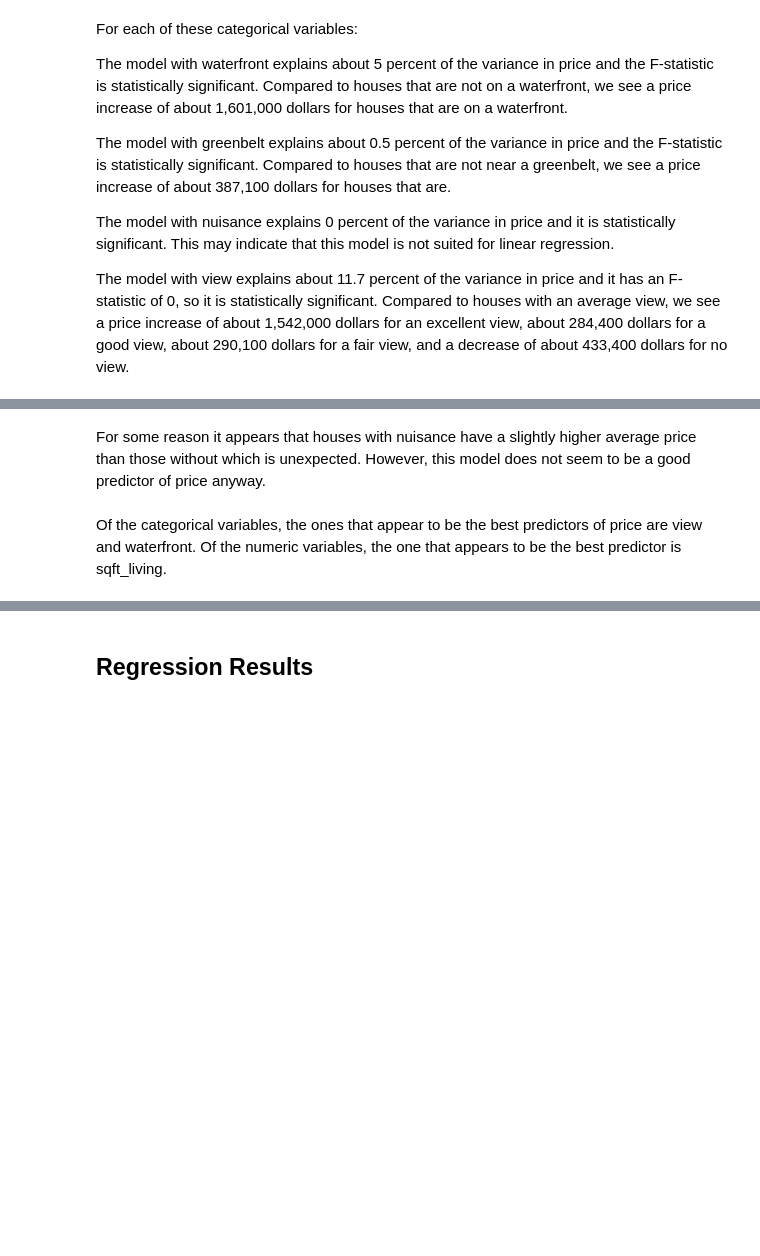
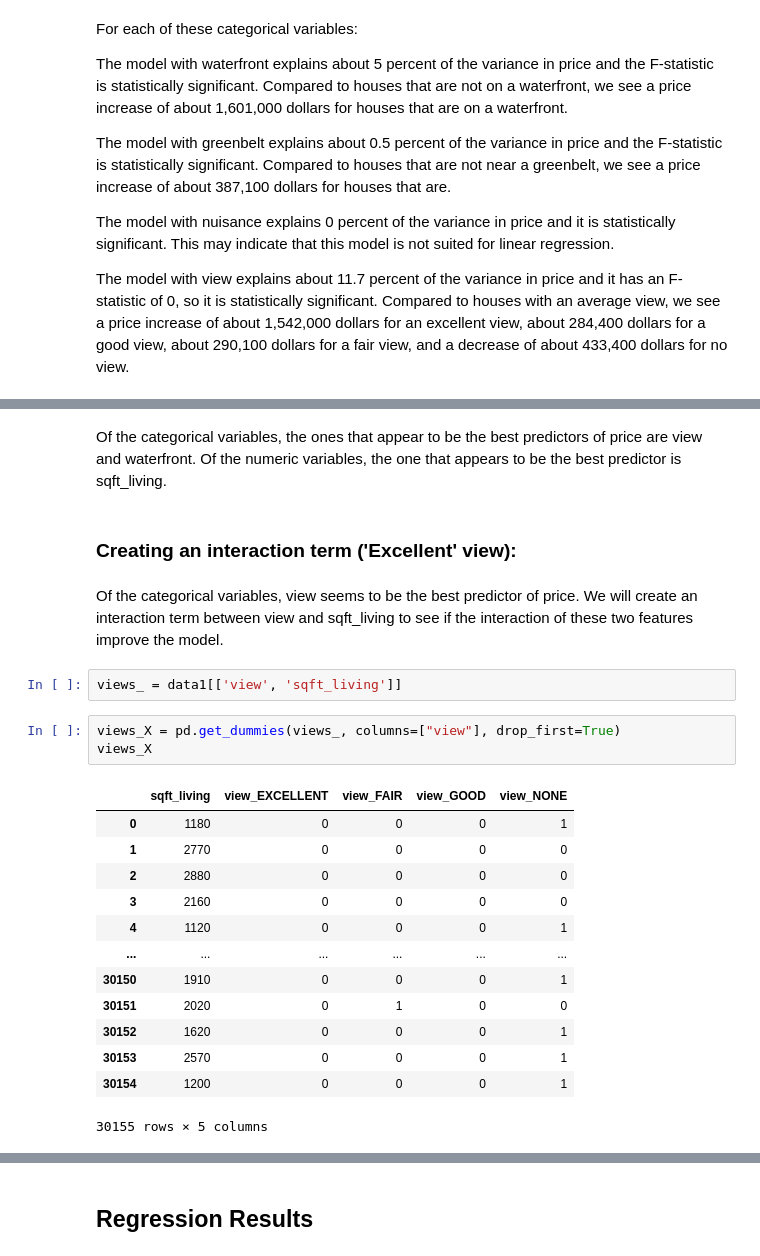
Before and after one commit to nicolemichaud03/RealEstateDataProject, a Jupyter notebook: Notebook.ipynb, the cells around one changed output, grey strips where cells are left out. Cells and saved outputs as stored; diff of their text form; blank space fills up the shorter version.

Commit message:
Transforming variables

```diff
--- a/Notebook.ipynb
+++ b/Notebook.ipynb
@@ -434,5 +553,26 @@ Notes:
-# %% [markdown]
-For some reason it appears that houses with nuisance have a slightly higher average price than those without which is unexpected. However, this model does not seem to be a good predictor of price anyway.
 # %% [markdown]
 Of the categorical variables, the ones that appear to be the best predictors of price are view and waterfront.
 Of the numeric variables, the one that appears to be the best predictor is sqft_living.
+# %% [markdown]
+### Creating an interaction term ('Excellent' view):
+# %% [markdown]
+Of the categorical variables, view seems to be the best predictor of price. We will create an interaction term between view and sqft_living to see if the interaction of these two features improve the model.
+# %%
+views_ = data1[['view', 'sqft_living']]
+# %%
+views_X = pd.get_dummies(views_, columns=["view"], drop_first=True)
+views_X
+# %% [output]
+|  | sqft_living | view_EXCELLENT | view_FAIR | view_GOOD | view_NONE |
+| 0 | 1180 | 0 | 0 | 0 | 1 |
+| 1 | 2770 | 0 | 0 | 0 | 0 |
+| 2 | 2880 | 0 | 0 | 0 | 0 |
+| 3 | 2160 | 0 | 0 | 0 | 0 |
+| 4 | 1120 | 0 | 0 | 0 | 1 |
+| ... | ... | ... | ... | ... | ... |
+| 30150 | 1910 | 0 | 0 | 0 | 1 |
+| 30151 | 2020 | 0 | 1 | 0 | 0 |
+| 30152 | 1620 | 0 | 0 | 0 | 1 |
+| 30153 | 2570 | 0 | 0 | 0 | 1 |
+| 30154 | 1200 | 0 | 0 | 0 | 1 |
+30155 rows × 5 columns
```
Also changed, not shown: parts of 100 cells of this notebook, 1 other file.
